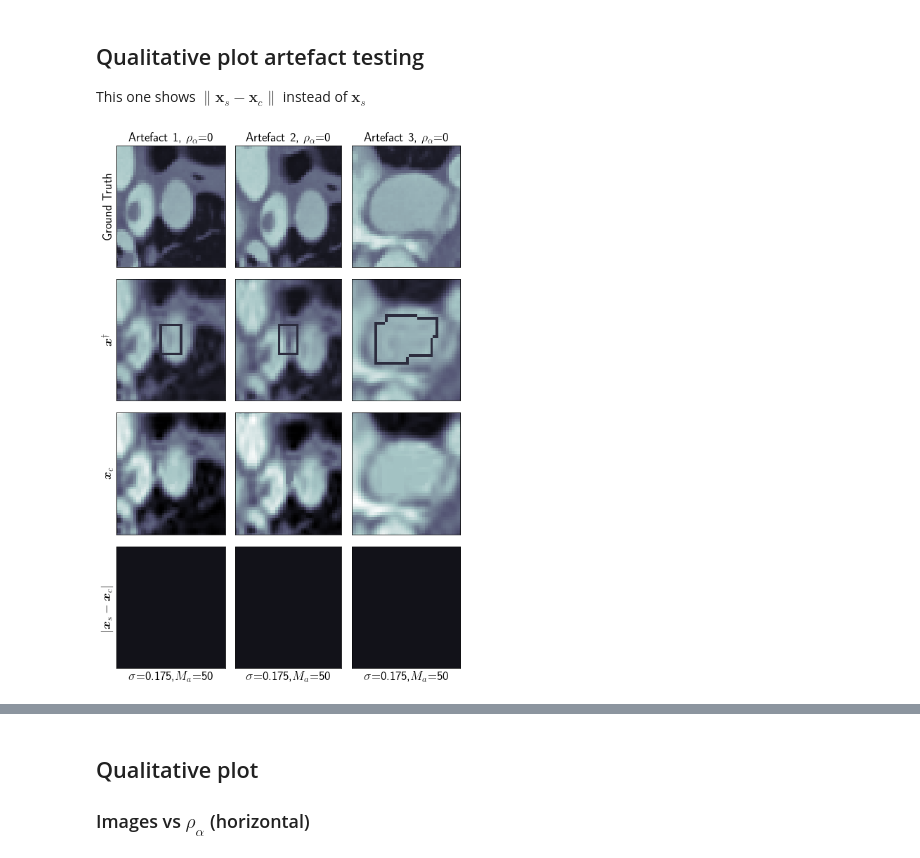
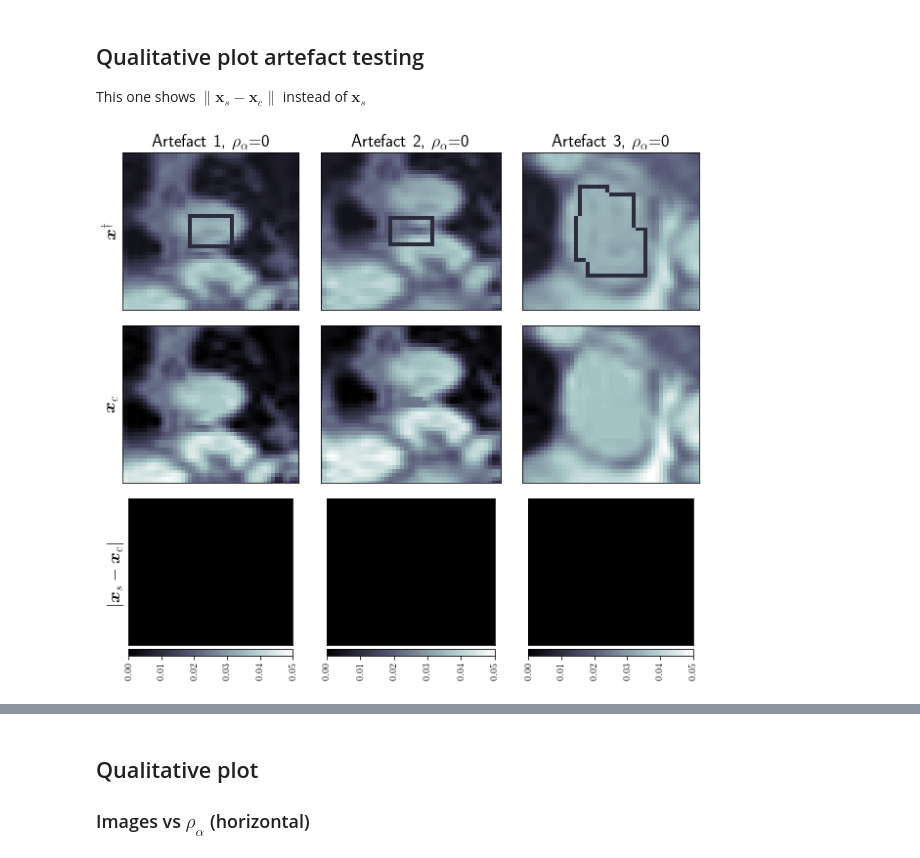
Before and after one commit to adwaye/test_ct, a Jupyter notebook: Experiments.ipynb, the cells around one changed output, grey strips where cells are left out. Drawn from its saved outputs; the diff is of its cells as text; code cells hidden in the pictures.

Commit message:
modified the jupyter notebook to gave the correct plots for figure4

```diff
--- a/Experiments.ipynb
+++ b/Experiments.ipynb
@@ -720,7 +691,7 @@ for n_angles in df_copy['agls']:
 #         ax[2].set_xlabel('$\\rho_\\alpha$ = {:.2}'.format(rho),fontsize=font_size)
         ax[2].set_xticks([])
         ax[2].set_yticks([])
-        ax[1].set_title('$\\rho_\\alpha$ = {:.2}, $M_a$={:}, $\\sigma$ ={:.4f}'.format(rho,n_angles,noise/np.sqrt(2),fontsize=font_size))
+        ax[1].set_title('$\\rho_\\alpha$ = {:.2}, $M_a$={:}, $\\sigma$ ={:.3f}'.format(rho,n_angles,noise/np.sqrt(2),fontsize=font_size))
 
         fig.subplots_adjust(top=0.92)
         plt.subplots_adjust(wspace=0, hspace=0)
@@ -864,7 +835,7 @@ alpha = 0.01
 grad_quantile = 0.6
 pix_quantile  = 0.6
 noise         = 0.01
-angles        = 300
+angles        = 450
 ct_slice = 'yslice_266'#'xslice_225', 'yslice_266'
 
 
@@ -939,7 +910,7 @@ for noise in df_copy['noise']:
 
         ax[2].set_xticks([])
         ax[2].set_yticks([])
-        ax[1].set_title('$\\rho_\\alpha$ = {:.2}, $\\sigma$={:.4f}, $M_a$={:}'.format(rho,noise/np.sqrt(2),angles),fontsize=font_size)
+        ax[1].set_title('$\\rho_\\alpha$ = {:.2}, $\\sigma$={:.3f}, $M_a$={:}'.format(rho,noise/np.sqrt(2),angles),fontsize=font_size)
         fig.subplots_adjust(top=0.92)
 
 
@@ -1519,7 +1312,7 @@ angles_array = [50,50,50]
 # df1['pix_quantile'].loc([])
 
 
-fig, ax = plt.subplots(ncols=len(fnames),nrows=4,figsize=(9,13))
+fig, ax = plt.subplots(ncols=len(fnames),nrows=3,figsize=(11,9))
 k =0
 
 
@@ -1527,7 +1320,7 @@ size_y = []
 size_x = []
 for fname in fnames:
     matfile = sio.loadmat(os.path.join(source_folder,fname))
-    mask_struct = matfile['struct_mask']
+    mask_struct = ndimage.rotate(matfile['struct_mask'],90)
     row_mask,col_mask = np.where(mask_struct>0)
     max_x = np.max(row_mask)
     min_x = np.min(row_mask)
@@ -1548,7 +1341,7 @@ max_size_x = max(size_x)
 for fname in fnames:
 
     matfile = sio.loadmat(os.path.join(source_folder,fname))
-    mask_struct = matfile['struct_mask']
+    mask_struct = ndimage.rotate(matfile['struct_mask'],90)
     row_mask,col_mask = np.where(mask_struct>0)
     max_x = np.max(row_mask)
     min_x = np.min(row_mask)
@@ -1564,12 +1357,12 @@ for fname in fnames:
 
 
 
-    ax[0,k].imshow(im_frame[k],cmap="bone",vmin=-0.1,vmax=1.1)
-#     ax[k,0].set_title('xmap, noise={:}'.format(noise),fontsize=16)
-    ax[0,k].axis([lower_x,upper_x,upper_y,lower_y])
-    ax[0,k].set_xticks([])
-    ax[0,k].set_yticks([])
-#     ax[k,0].set(ylabel='Number of angles={:}'.format(n_angles,n_angles))
+#     ax[0,k].imshow(im_frame[k],cmap="bone",vmin=-0.1,vmax=1.1)
+# #     ax[k,0].set_title('xmap, noise={:}'.format(noise),fontsize=16)
+#     ax[0,k].axis([lower_x,upper_x,upper_y,lower_y])
+#     ax[0,k].set_xticks([])
+#     ax[0,k].set_yticks([])
+# #     ax[k,0].set(ylabel='Number of angles={:}'.format(n_angles,n_angles))
     ax[0,k].set_title('Artefact {:}, $\\rho_\\alpha$={:}'.format(k+1,rho),fontsize=font_size)
 
     im_temp = matfile['xmap']
@@ -1588,48 +1381,55 @@ for fname in fnames:
         cv2.drawContours(image, [c], -1, (36, 255, 12), thickness=1)
     xmap = cv2.UMat.get(image)
     #xmap = ((xmap-np.min(xmap))/(np.max(xmap)-np.min(xmap))*
-    ax[1,k].imshow(cv2.UMat.get(image)/255,cmap="bone",vmin=-0.1,vmax=1.1)
+    ax[0,k].imshow(ndimage.rotate(cv2.UMat.get(image)/255,90),cmap="bone",vmin=-0.1,vmax=1.1)
 #     ax[k,0].set_title('xmap, noise={:}'.format(noise),fontsize=16)
+    ax[0,k].axis([lower_x,upper_x,upper_y,lower_y])
+    ax[0,k].set_xticks([])
+    ax[0,k].set_yticks([])
+#     ax[k,0].set(ylabel='Number of angles={:}'.format(n_angles,n_angles))
+#     ax[k,0].set_ylabel('Artefact {:}'.format(k+1),fontsize=font_size-3)
+    ax[1,k].imshow(ndimage.rotate(matfile['x_c'],90),cmap="bone")
     ax[1,k].axis([lower_x,upper_x,upper_y,lower_y])
     ax[1,k].set_xticks([])
     ax[1,k].set_yticks([])
-#     ax[k,0].set(ylabel='Number of angles={:}'.format(n_angles,n_angles))
-#     ax[k,0].set_ylabel('Artefact {:}'.format(k+1),fontsize=font_size-3)
-    ax[2,k].imshow(matfile['x_c'],cmap="bone")
+
+    im = ax[2,k].imshow(ndimage.rotate(np.abs(matfile['x_s']-matfile['x_c']),90),cmap="bone",vmin=0.0,vmax=0.05)
     ax[2,k].axis([lower_x,upper_x,upper_y,lower_y])
     ax[2,k].set_xticks([])
     ax[2,k].set_yticks([])
+    #ax[2,k].set_xlabel('$\sigma$={:},$M_a$={:}'.format(noise_array[k],angles_array[k]),fontsize=font_size)
+    divider = make_axes_locatable(ax[2,k])
+    cax = divider.append_axes('bottom', size='5%', pad=0.05)
 
-    ax[3,k].imshow(np.abs(matfile['x_s']-matfile['x_c']),cmap="bone",vmin=-0.1,vmax=1.1)
-    ax[3,k].axis([lower_x,upper_x,upper_y,lower_y])
-    ax[3,k].set_xticks([])
-    ax[3,k].set_yticks([])
-    ax[3,k].set_xlabel('$\sigma$={:},$M_a$={:}'.format(noise_array[k],angles_array[k]),fontsize=font_size)
+
+
+    cbar = fig.colorbar(im, cax=cax, orientation='horizontal')
+    cbar.ax.tick_params(rotation=90)
     if k ==0:
-        ax[3,k].set_ylabel('$|\\boldsymbol{x}_s-\\boldsymbol{x}_c|$',fontsize=font_size)
+        ax[2,k].set_ylabel('$|\\boldsymbol{x}_s-\\boldsymbol{x}_c|$',fontsize=font_size)
 
-        ax[2,k].set_ylabel('$\\boldsymbol{x}_c$',fontsize=font_size)
-        ax[1,k].set_ylabel('$\\boldsymbol{x}^{\\dagger}$',fontsize=font_size)
-        ax[0,k].set_ylabel('Ground Truth',fontsize=font_size)
+        ax[1,k].set_ylabel('$\\boldsymbol{x}_c$',fontsize=font_size)
+        ax[0,k].set_ylabel('$\\boldsymbol{x}^{\\dagger}$',fontsize=font_size)
+
     cv2.imwrite(os.path.join(output_folder,'xmap_{:}.png').format(k),matfile['xmap']*255)
     cv2.imwrite(os.path.join(output_folder,'g_truth_{:}.png').format(k),im_frame[k]*255)
 
 
 
 
     k+=1
 # fig.subplots_adjust(top=0.9)
 # fig.suptitle('Map estimate, image with structure and image without structure, noise={:}'.format(noise,alpha),fontsize=font_size)
 
 
 fig.subplots_adjust(top=0.92)
 # fig.suptitle('Map estimate, image with structure and image without structure, noise={:}'.format(noise,alpha),fontsize=font_size)
 
 plt.subplots_adjust( hspace=0.1,wspace=0)
 fig.savefig(os.path.join(output_folder,"artefacts_detect_diff.pdf"),bbox_inches='tight')
 
 # plt.figure()
 # sns.lineplot(data=df_copy,x='agls',y='rho')
 # plt.show()
 # %% [output]
-[figure, old version]
+[figure, new version]
```
Also changed, not shown: parts of 23 cells of this notebook.
